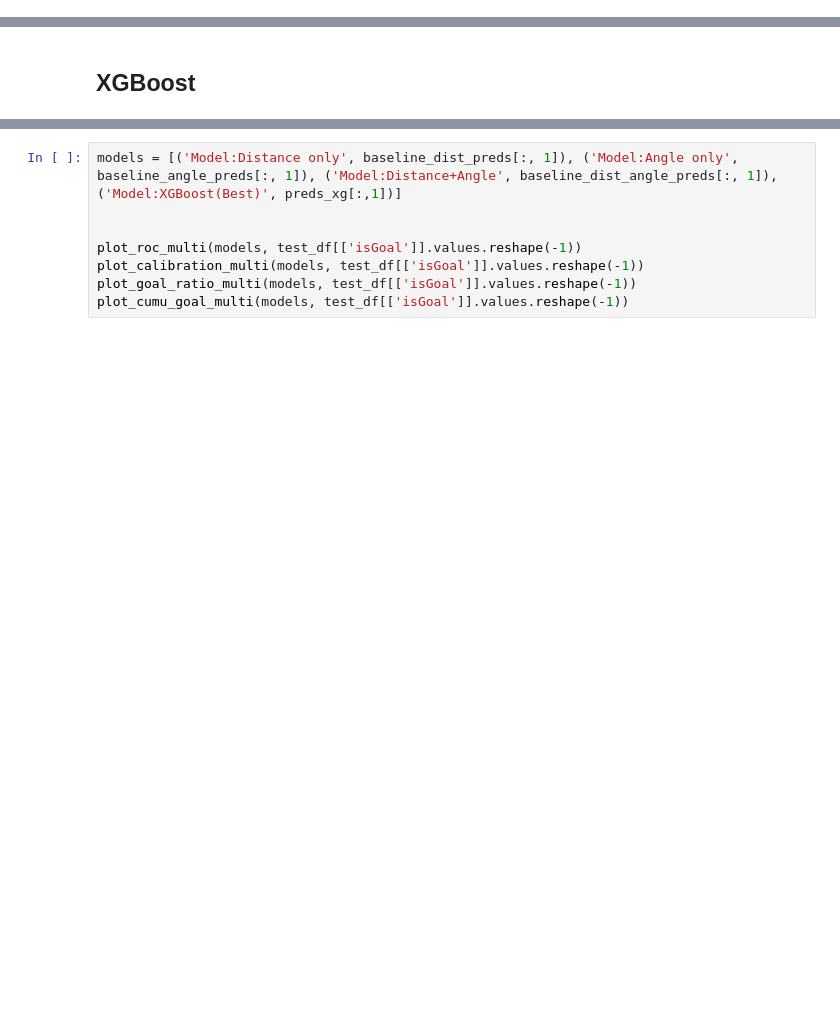
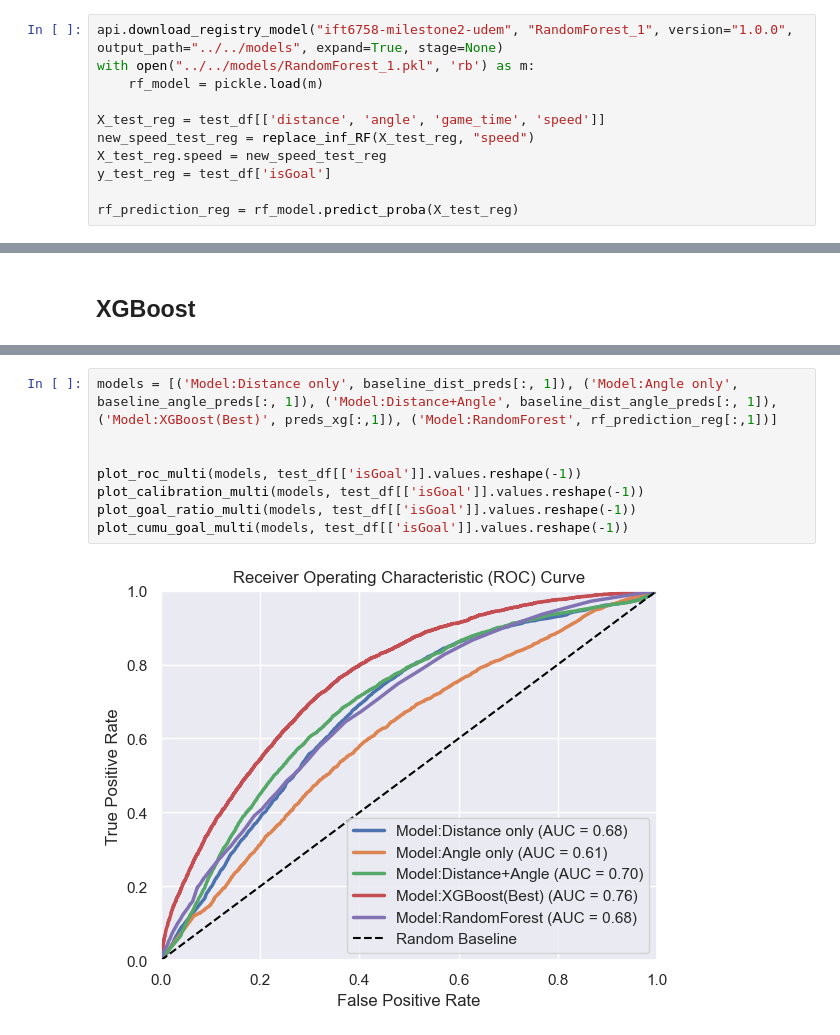
Before and after one commit to YashVadi/NHL-DataScience-IFT-6758, a Jupyter notebook: notebooks/experiments/FinalTestRun.ipynb, the cells around one changed output, grey strips where cells are left out. Drawn from its saved outputs; the diff is of its cells as text; blank space fills up the shorter version.

```diff
--- a/notebooks/experiments/FinalTestRun.ipynb
+++ b/notebooks/experiments/FinalTestRun.ipynb
@@ -121,2 +187,13 @@ baseline_dist_angle_preds = baseline_model_distance_angle.predict_proba(test_df[
 # %% [markdown]
 ## Random forest
+# %%
+api.download_registry_model("ift6758-milestone2-udem", "RandomForest_1", version="1.0.0", output_path="../../models", expand=True, stage=None)
+with open("../../models/RandomForest_1.pkl", 'rb') as m:
+    rf_model = pickle.load(m)
+
+X_test_reg = test_df[['distance', 'angle', 'game_time', 'speed']]
+new_speed_test_reg = replace_inf_RF(X_test_reg, "speed")
+X_test_reg.speed = new_speed_test_reg
+y_test_reg = test_df['isGoal']
+
+rf_prediction_reg = rf_model.predict_proba(X_test_reg)
@@ -153,8 +238,10 @@ preds_xg = xg_model.predict_proba(X[cols_when_model_builds])
 # %%
-models = [('Model:Distance only', baseline_dist_preds[:, 1]), ('Model:Angle only', baseline_angle_preds[:, 1]), ('Model:Distance+Angle', baseline_dist_angle_preds[:, 1]), ('Model:XGBoost(Best)', preds_xg[:,1])]
+models = [('Model:Distance only', baseline_dist_preds[:, 1]), ('Model:Angle only', baseline_angle_preds[:, 1]), ('Model:Distance+Angle', baseline_dist_angle_preds[:, 1]), ('Model:XGBoost(Best)', preds_xg[:,1]), ('Model:RandomForest', rf_prediction_reg[:,1])]
 
 
 plot_roc_multi(models, test_df[['isGoal']].values.reshape(-1))
 plot_calibration_multi(models, test_df[['isGoal']].values.reshape(-1))
 plot_goal_ratio_multi(models, test_df[['isGoal']].values.reshape(-1))
 plot_cumu_goal_multi(models, test_df[['isGoal']].values.reshape(-1))
+# %% [output]
+[figure, added]
```
Also changed, not shown: parts of 14 cells of this notebook.
